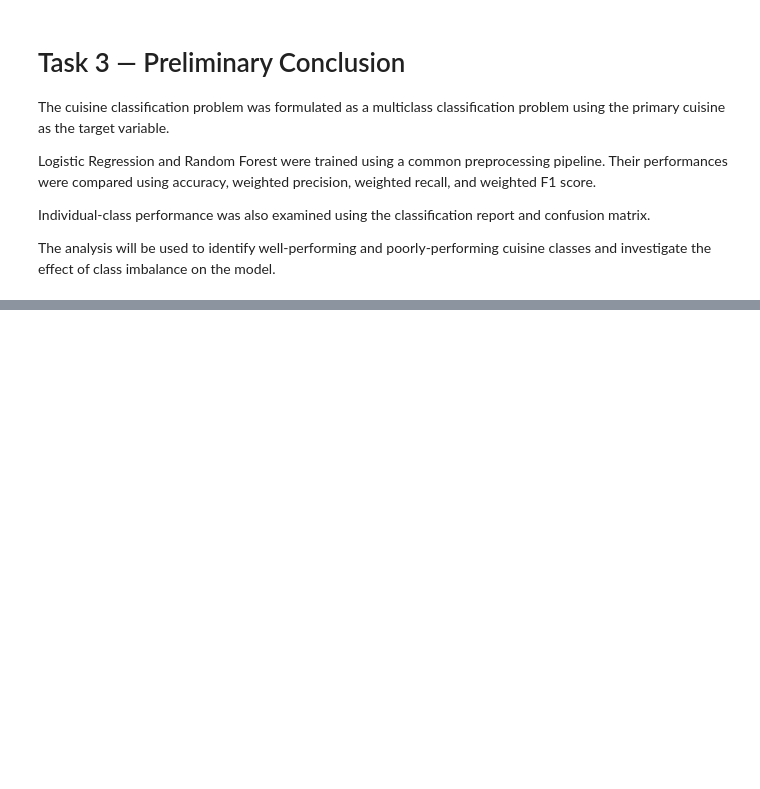
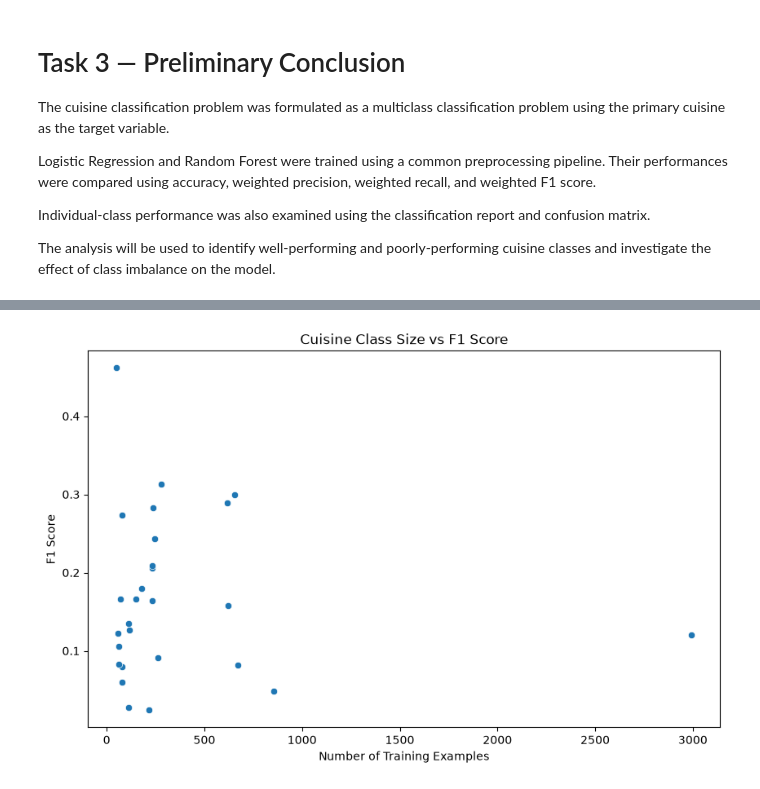
Before and after one commit to aniketsatav/cognifyz-machine-learning-internship, a Jupyter notebook: notebooks/04_Task3_Cuisine_Classification.ipynb, the cells around one changed output, grey strips where cells are left out. Cells and saved outputs as stored; diff of their text form; code cells hidden in the pictures; blank space fills up the shorter version.

```diff
--- a/notebooks/04_Task3_Cuisine_Classification.ipynb
+++ b/notebooks/04_Task3_Cuisine_Classification.ipynb
@@ -1245,0 +1303,11 @@ of class imbalance on the model.
+# %%
+final_report = classification_report(
+    y_test,
+    best_predictions,
+    output_dict=True,
+    zero_division=0
+)
+
+final_report_df = pd.DataFrame(final_report).T
+
+final_report_df.round(4)
@@ -1245,0 +1471,25 @@ of class imbalance on the model.
+# %%
+plt.figure(figsize=(10, 6))
+
+sns.scatterplot(
+    data=class_analysis,
+    x="Count",
+    y="f1-score"
+)
+
+plt.title(
+    "Cuisine Class Size vs F1 Score"
+)
+plt.xlabel("Number of Training Examples")
+plt.ylabel("F1 Score")
+
+plt.savefig(
+    "../outputs/figures/task3_class_size_vs_f1.png",
+    bbox_inches="tight",
+    dpi=300
+)
+
+plt.show()
+plt.close()
+# %% [output]
+[figure, added]
```
Also changed, not shown: parts of 41 cells of this notebook, 8 other files.
